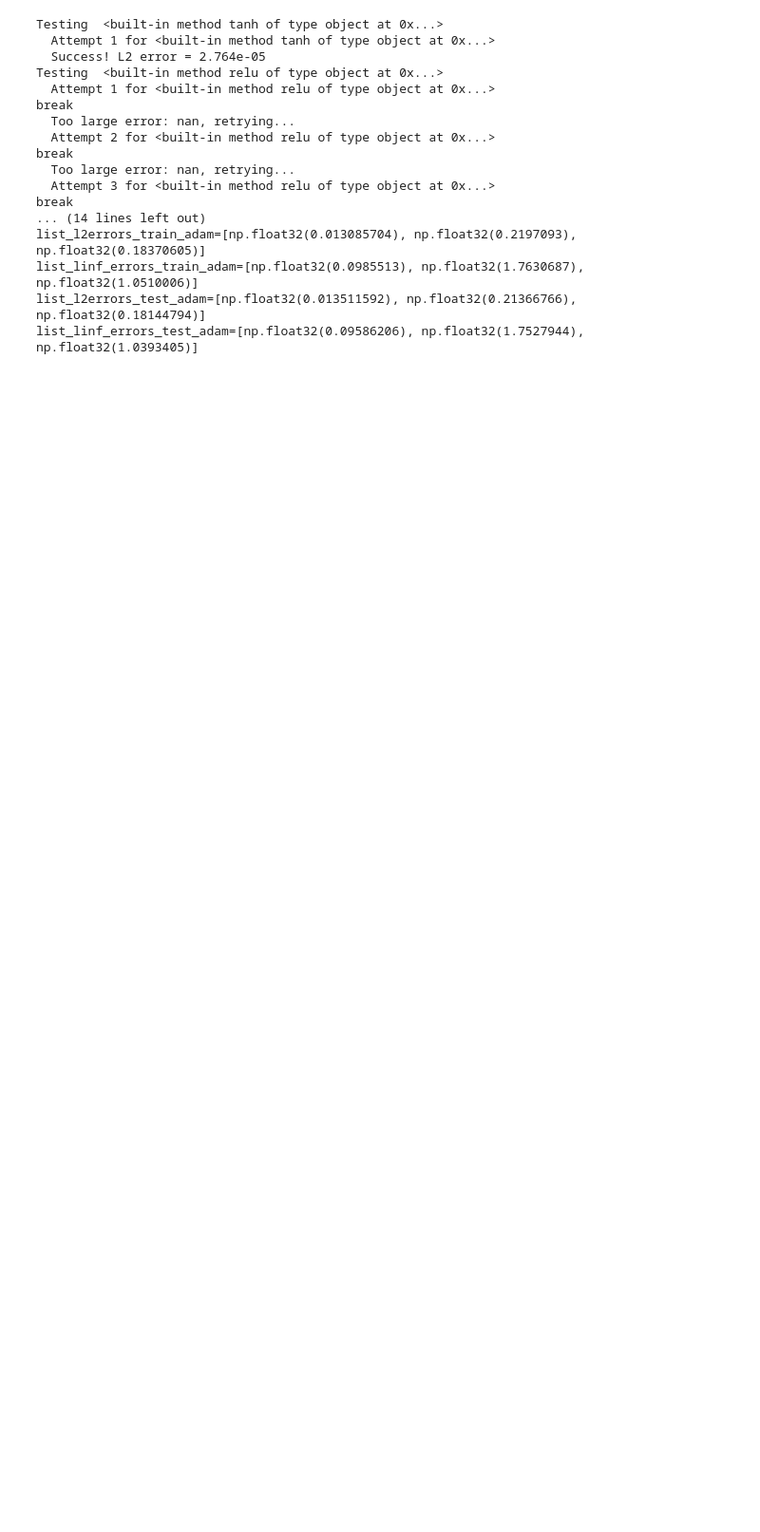
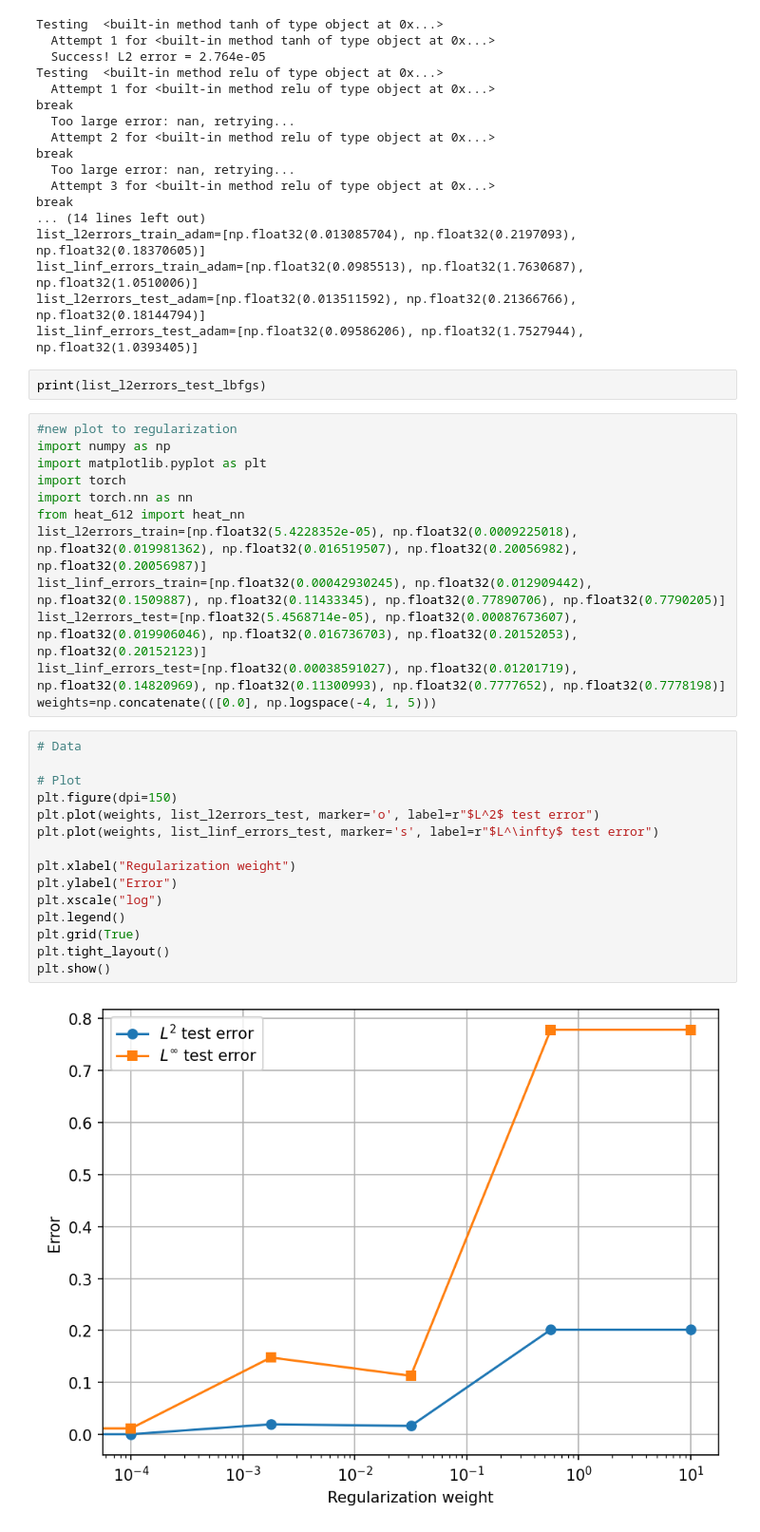
Before and after one commit to thomas-engl/Project-3-Applied-ML, a Jupyter notebook: Archiv/Thomas/1d_rhs0.ipynb, the cells around one changed output. Shown: that part at 95% size. Saved outputs shown, nothing was run; the diff lists cells and outputs as text; blank space fills up the shorter version.

```diff
--- a/Archiv/Thomas/1d_rhs0.ipynb
+++ b/Archiv/Thomas/1d_rhs0.ipynb
@@ -222,3 +222,34 @@ list_l2errors_train_adam=[np.float32(0.013085704), np.float32(0.2197093), np.flo
 list_linf_errors_train_adam=[np.float32(0.0985513), np.float32(1.7630687), np.float32(1.0510006)]
 list_l2errors_test_adam=[np.float32(0.013511592), np.float32(0.21366766), np.float32(0.18144794)]
 list_linf_errors_test_adam=[np.float32(0.09586206), np.float32(1.7527944), np.float32(1.0393405)]
+# %%
+print(list_l2errors_test_lbfgs)
+# %%
+#new plot to regularization
+import numpy as np
+import matplotlib.pyplot as plt
+import torch
+import torch.nn as nn
+from heat_612 import heat_nn
+list_l2errors_train=[np.float32(5.4228352e-05), np.float32(0.0009225018), np.float32(0.019981362), np.float32(0.016519507), np.float32(0.20056982), np.float32(0.20056987)]
+list_linf_errors_train=[np.float32(0.00042930245), np.float32(0.012909442), np.float32(0.1509887), np.float32(0.11433345), np.float32(0.77890706), np.float32(0.7790205)]
+list_l2errors_test=[np.float32(5.4568714e-05), np.float32(0.00087673607), np.float32(0.019906046), np.float32(0.016736703), np.float32(0.20152053), np.float32(0.20152123)]
+list_linf_errors_test=[np.float32(0.00038591027), np.float32(0.01201719), np.float32(0.14820969), np.float32(0.11300993), np.float32(0.7777652), np.float32(0.7778198)]
+weights=np.concatenate(([0.0], np.logspace(-4, 1, 5)))
+# %%
+# Data
+
+# Plot
+plt.figure(dpi=150)
+plt.plot(weights, list_l2errors_test, marker='o', label=r"$L^2$ test error")
+plt.plot(weights, list_linf_errors_test, marker='s', label=r"$L^\infty$ test error")
+
+plt.xlabel("Regularization weight")
+plt.ylabel("Error")
+plt.xscale("log")
+plt.legend()
+plt.grid(True)
+plt.tight_layout()
+plt.show()
+# %% [output]
+[figure, added]
```
Also changed, not shown: 5 other files.
